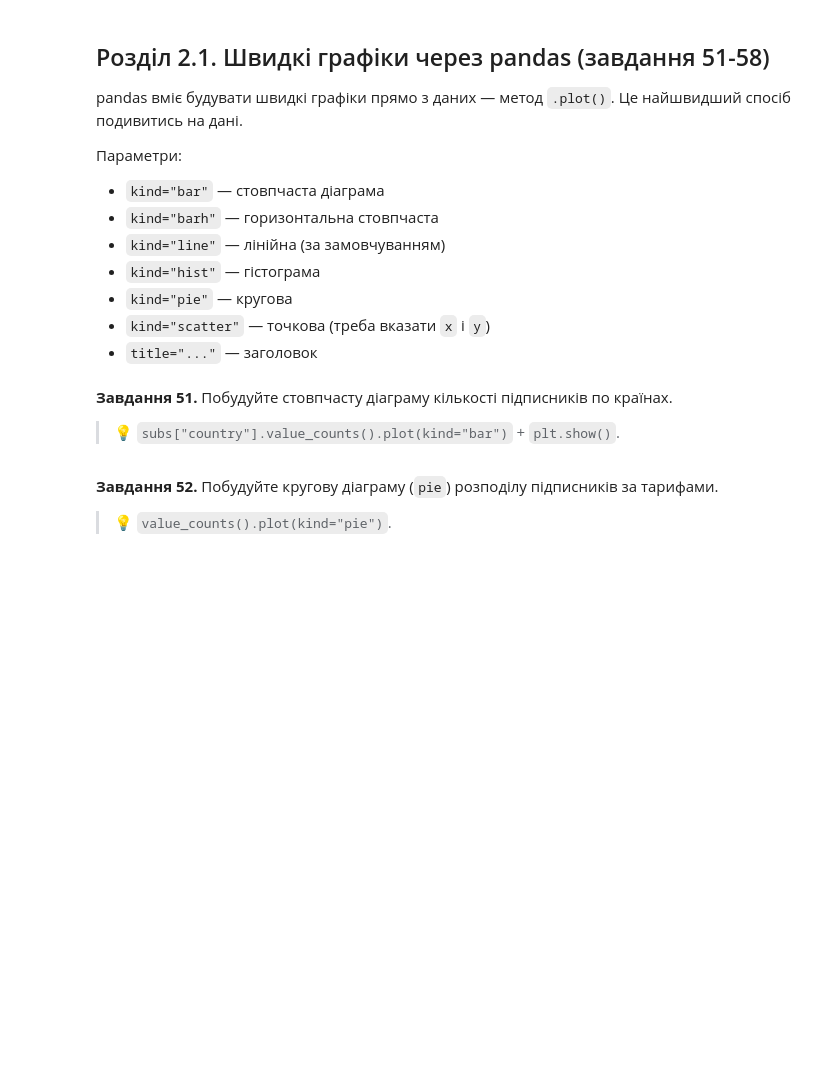
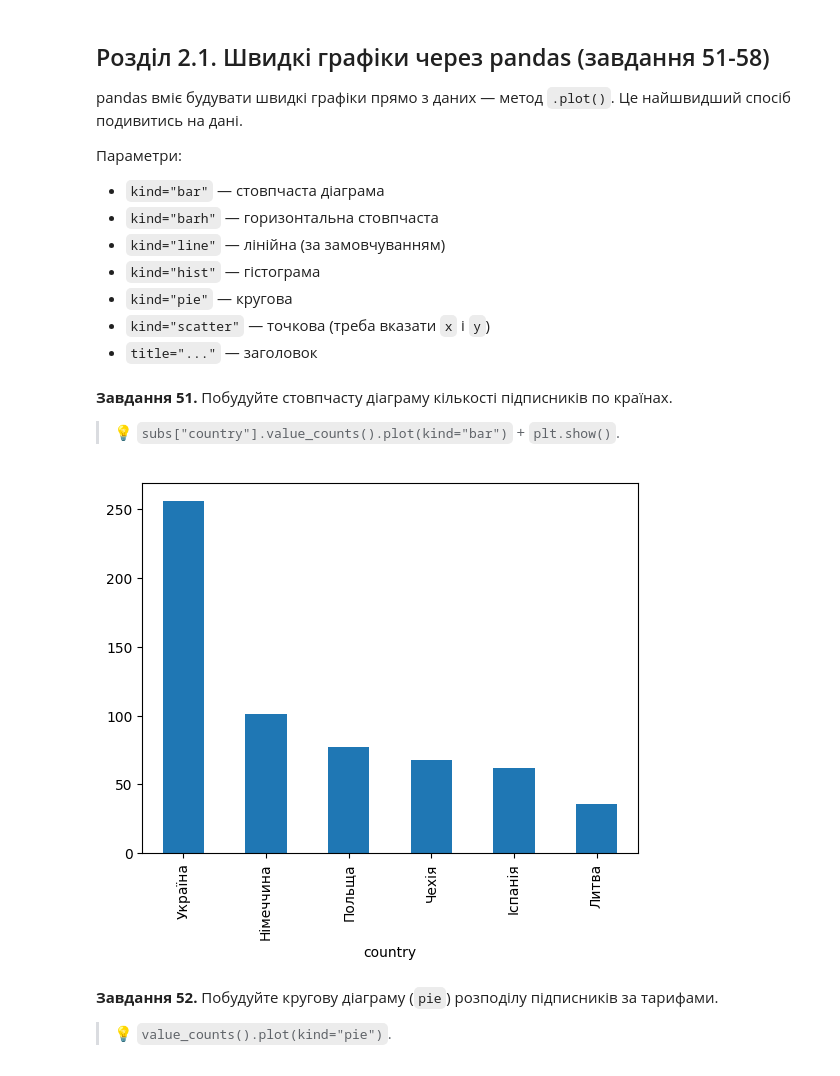
Before and after one commit to zzzer0-wav/myDTA_2026, a Jupyter notebook: DTA_homework/PANDAS_viz_practice_80tasks.ipynb, the cells around one changed output. Cells and saved outputs as stored; diff of their text form; code cells hidden in the pictures; blank space fills up the shorter version.

```diff
--- a/DTA_homework/PANDAS_viz_practice_80tasks.ipynb
+++ b/DTA_homework/PANDAS_viz_practice_80tasks.ipynb
@@ -118,3 +197,5 @@ subs.head()
 **Завдання 8.** Створіть у таблиці `subs` новий стовпець `annual_fee` = `monthly_fee` × 12.
 # %%
 # Завдання 8:
+subs['annual_fee'] = subs['monthly_fee'] * 12
+subs
@@ -185,0 +367,4 @@ subs.head()
+# %%
+# Завдання 17:
+subs.loc[subs['subscriber_id']==1001, 'is_active'] = 'Так'
+subs.loc[subs['subscriber_id'] == 1001]
@@ -242,0 +540,4 @@ subs.head()
+# %%
+# Завдання 26:
+subs['avg_age_country'] = subs.groupby('country')['age'].transform('mean').astype(int)
+subs
@@ -348,0 +851,4 @@ pd.pivot_table(df, index="country", columns="plan", values="age", aggfunc="mean"
+# %%
+# Завдання 42:
+subs['years_with_us'] = round((pd.Timestamp('2024-12-31') - subs['join_date']).dt.days / 365, 2)
+subs
@@ -430,3 +1023,10 @@ pandas вміє будувати швидкі графіки прямо з да
+# %%
+# Завдання 51:
+subs['country'].value_counts().plot(kind='bar')
+
+plt.show()
+# %% [output]
+[figure, added]
 # %% [markdown]
 **Завдання 52.** Побудуйте кругову діаграму (`pie`) розподілу підписників за тарифами.
 
```
Also changed, not shown: parts of 116 cells of this notebook.
